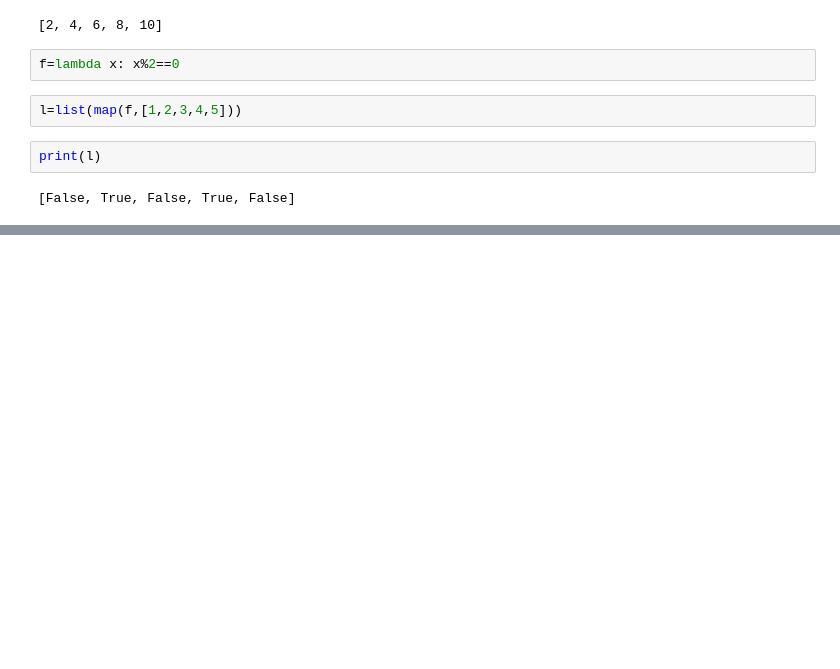
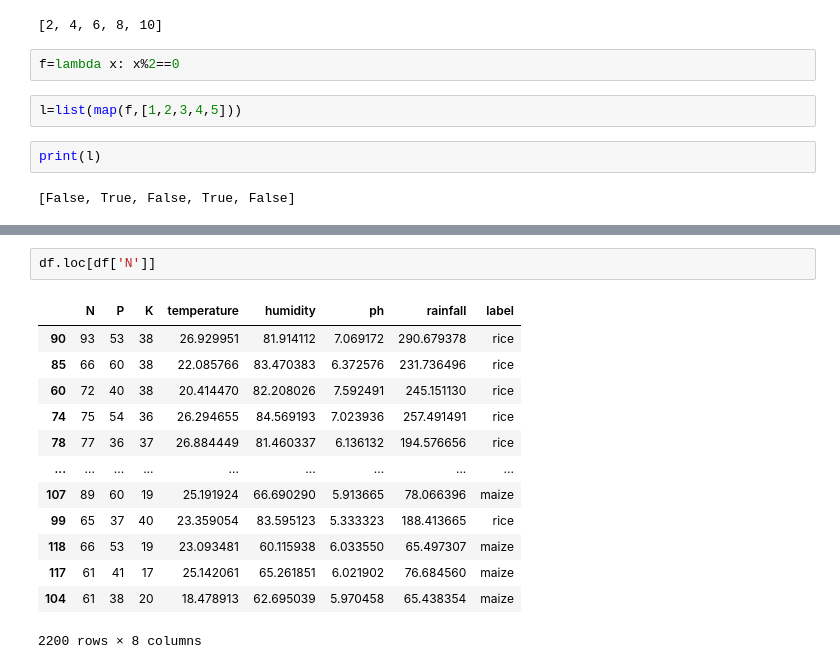
Before and after one commit to Emmanuelmitra/Python-class-code-, a Jupyter notebook: class_10_12_python.ipynb, the cells around one changed output, grey strips where cells are left out. Saved outputs shown, nothing was run; the diff lists cells and outputs as text; blank space fills up the shorter version.

```diff
--- a/class_10_12_python.ipynb
+++ b/class_10_12_python.ipynb
@@ -1023,0 +1266,16 @@ print(l)
+# %%
+df.loc[df['N']]
+# %% [output]
+|  | N | P | K | temperature | humidity | ph | rainfall | label |
+| 90 | 93 | 53 | 38 | 26.929951 | 81.914112 | 7.069172 | 290.679378 | rice |
+| 85 | 66 | 60 | 38 | 22.085766 | 83.470383 | 6.372576 | 231.736496 | rice |
+| 60 | 72 | 40 | 38 | 20.414470 | 82.208026 | 7.592491 | 245.151130 | rice |
+| 74 | 75 | 54 | 36 | 26.294655 | 84.569193 | 7.023936 | 257.491491 | rice |
+| 78 | 77 | 36 | 37 | 26.884449 | 81.460337 | 6.136132 | 194.576656 | rice |
+| ... | ... | ... | ... | ... | ... | ... | ... | ... |
+| 107 | 89 | 60 | 19 | 25.191924 | 66.690290 | 5.913665 | 78.066396 | maize |
+| 99 | 65 | 37 | 40 | 23.359054 | 83.595123 | 5.333323 | 188.413665 | rice |
+| 118 | 66 | 53 | 19 | 23.093481 | 60.115938 | 6.033550 | 65.497307 | maize |
+| 117 | 61 | 41 | 17 | 25.142061 | 65.261851 | 6.021902 | 76.684560 | maize |
+| 104 | 61 | 38 | 20 | 18.478913 | 62.695039 | 5.970458 | 65.438354 | maize |
+2200 rows × 8 columns
```
Also changed, not shown: parts of 52 cells of this notebook.
